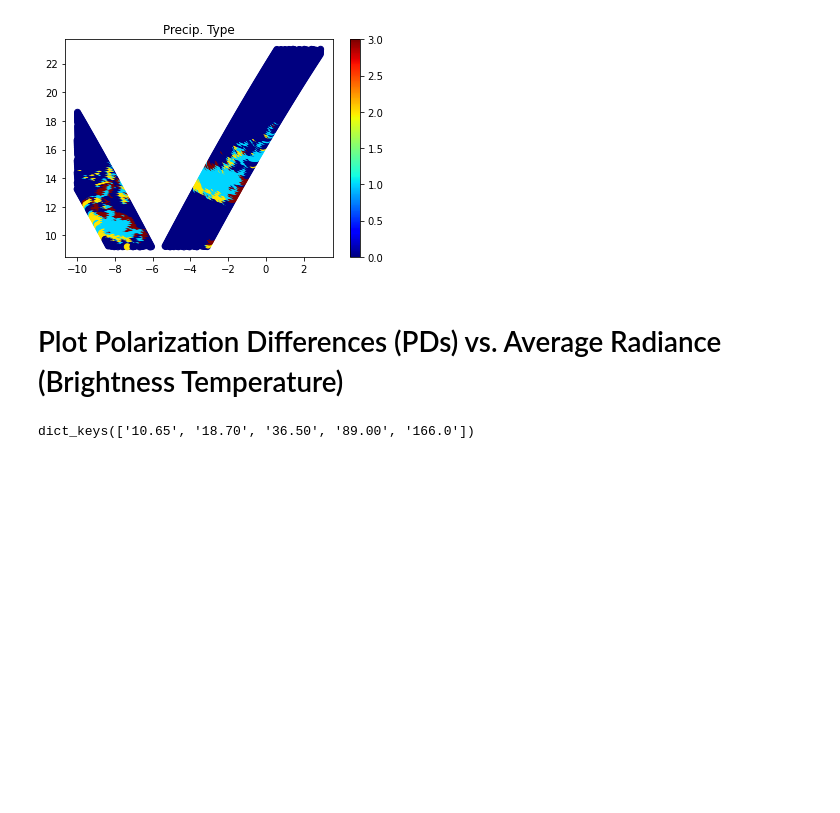
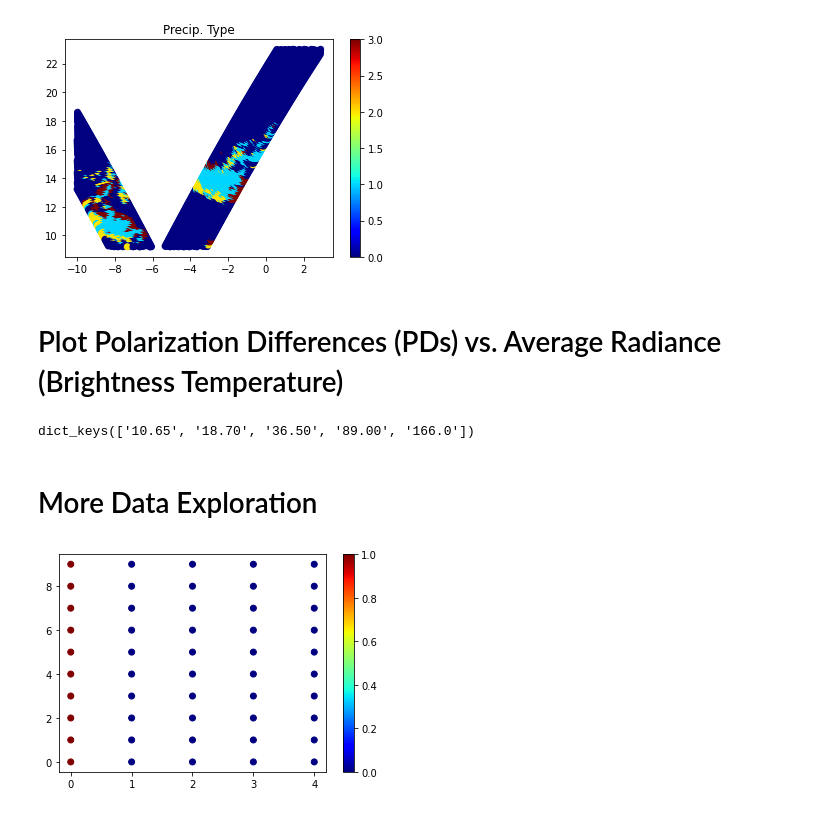
Before and after one commit to SD325/NASA_Internship_2020, a Jupyter notebook: NASA_Initial_Data_Exploration.ipynb, the cells around one changed output. Saved outputs shown, nothing was run; the diff lists cells and outputs as text; code cells hidden in the pictures; blank space fills up the shorter version.

Commit message:
Plotted Scan coordinates, found data to be discarded

```diff
--- a/NASA_Initial_Data_Exploration.ipynb
+++ b/NASA_Initial_Data_Exploration.ipynb
@@ -378,3 +378,20 @@ def get_scatter_points(freq):
 # plt.title(f"{freq} GHz")
 
 # plt.show()
+# %% [markdown]
+# More Data Exploration
+# %%
+R = []
+C = []
+counts = []
+for (r, c), x in np.ndenumerate(data['pflag']):
+  if r < 5 and c < 10:
+    R.append(r)
+    C.append(c)
+    counts.append(1) if x == -99.0 else counts.append(0)
+
+plt.scatter(R, C, c=counts, cmap=plt.get_cmap("jet"))
+plt.colorbar()
+plt.show()
+# %% [output]
+[figure, added]
```
Also changed, not shown: parts of 4 cells of this notebook.
